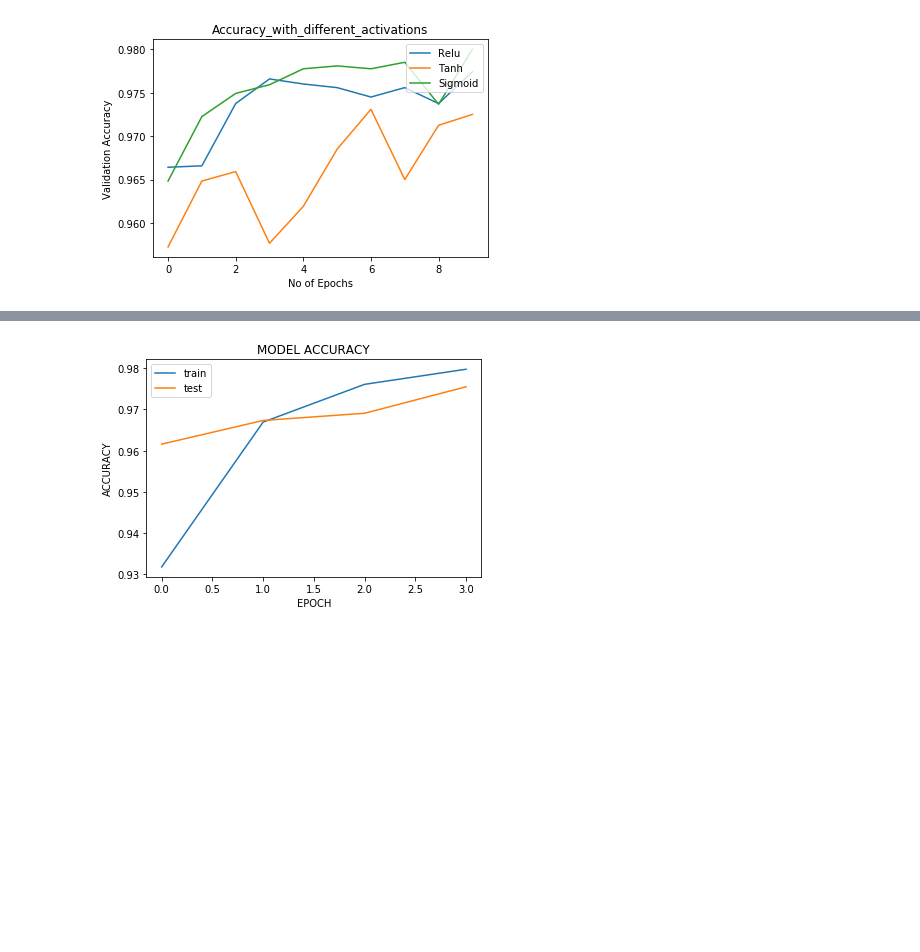
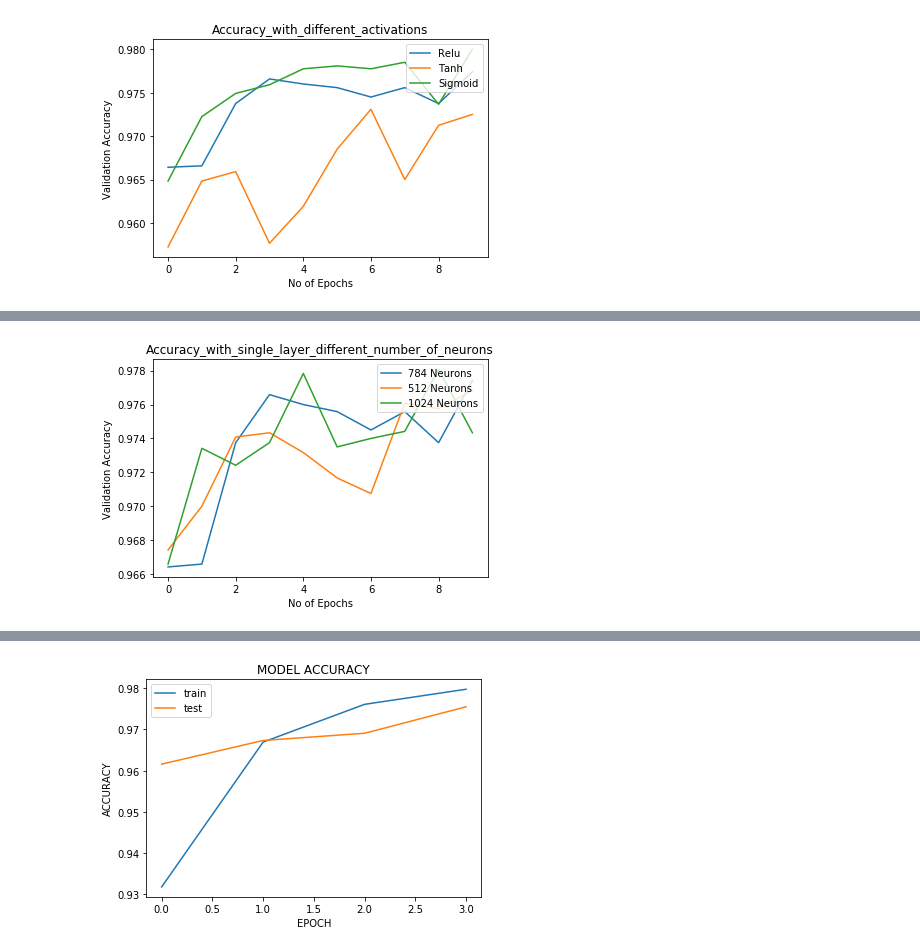
Before and after one commit to Gurupradeep/Artificial-Intelligence, a Jupyter notebook: Assignment1/Notebooks/Simple Neural Network for MNIST.ipynb, the cells around one changed output, grey strips where cells are left out. Saved outputs shown, nothing was run; the diff lists cells and outputs as text; code cells hidden in the pictures; blank space fills up the shorter version.

```diff
--- a/Assignment1/Notebooks/Simple Neural Network for MNIST.ipynb
+++ b/Assignment1/Notebooks/Simple Neural Network for MNIST.ipynb
@@ -619,0 +675,3 @@ pylab.show()
+# %%
+single_512 = pd.read_csv('MNIST_model_512_single_hidden.csv')
+single_512
@@ -619,0 +690,3 @@ pylab.show()
+# %%
+single_1024 = pd.read_csv('MNIST_model_1024_single_hidden.csv')
+single_1024
@@ -619,0 +705,12 @@ pylab.show()
+# %%
+pylab.plot(relu['epoch'],relu['val_acc'],label = '784 Neurons')
+pylab.plot(single_512['epoch'], single_512['val_acc'],label = '512 Neurons')
+pylab.plot(single_1024['epoch'],single_1024['val_acc'],label = '1024 Neurons')
+figure = pylab.legend(loc = 'upper right')
+pylab.xlabel("No of Epochs")
+pylab.ylabel("Validation Accuracy")
+plt.title('Accuracy_with_single_layer_different_number_of_neurons')
+pylab.savefig("Accuracy_with_single_layer_different_number_of_neurons")
+pylab.show()
+# %% [output]
+[figure, added]
```
Also changed, not shown: parts of 26 cells of this notebook.
